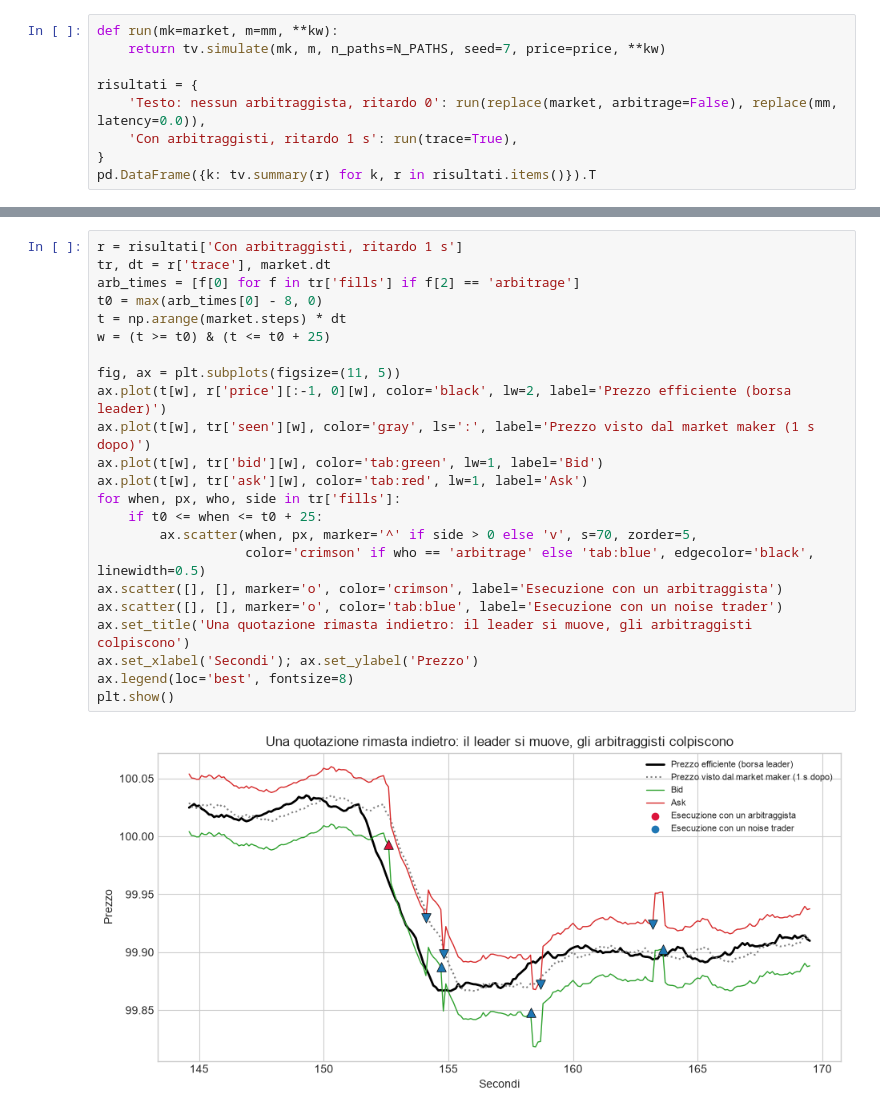
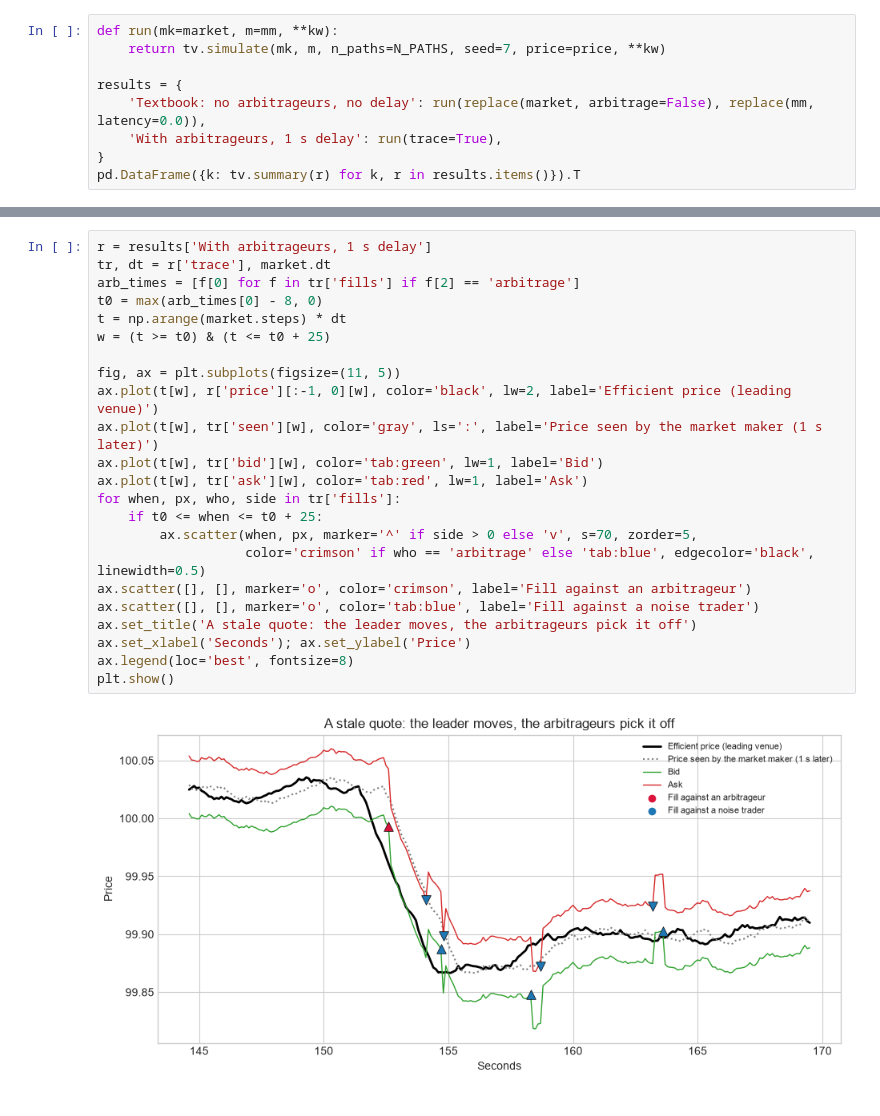
Before and after one commit to lancellottimatteo19/market-making-avellaneda-stoikov, a Jupyter notebook: two_venue_adverse_selection.ipynb, the cells around one changed output, grey strips where cells are left out. Drawn from its saved outputs; the diff is of its cells as text.

```diff
--- a/two_venue_adverse_selection.ipynb
+++ b/two_venue_adverse_selection.ipynb
@@ -60,9 +60,9 @@ Volatilita' del prezzo efficiente: 5.6% al giorno
 def run(mk=market, m=mm, **kw):
     return tv.simulate(mk, m, n_paths=N_PATHS, seed=7, price=price, **kw)
 
-risultati = {
-    'Testo: nessun arbitraggista, ritardo 0': run(replace(market, arbitrage=False), replace(mm, latency=0.0)),
-    'Con arbitraggisti, ritardo 1 s': run(trace=True),
+results = {
+    'Textbook: no arbitrageurs, no delay': run(replace(market, arbitrage=False), replace(mm, latency=0.0)),
+    'With arbitrageurs, 1 s delay': run(trace=True),
 }
-pd.DataFrame({k: tv.summary(r) for k, r in risultati.items()}).T
+pd.DataFrame({k: tv.summary(r) for k, r in results.items()}).T
 # %% [output]
@@ -76,26 +76,26 @@ Con **1 secondo di ritardo** e gli arbitraggisti, il guadagno scende a **0,09 US
 # %%
-r = risultati['Con arbitraggisti, ritardo 1 s']
+r = results['With arbitrageurs, 1 s delay']
 tr, dt = r['trace'], market.dt
 arb_times = [f[0] for f in tr['fills'] if f[2] == 'arbitrage']
 t0 = max(arb_times[0] - 8, 0)
 t = np.arange(market.steps) * dt
 w = (t >= t0) & (t <= t0 + 25)
 
 fig, ax = plt.subplots(figsize=(11, 5))
-ax.plot(t[w], r['price'][:-1, 0][w], color='black', lw=2, label='Prezzo efficiente (borsa leader)')
-ax.plot(t[w], tr['seen'][w], color='gray', ls=':', label='Prezzo visto dal market maker (1 s dopo)')
+ax.plot(t[w], r['price'][:-1, 0][w], color='black', lw=2, label='Efficient price (leading venue)')
+ax.plot(t[w], tr['seen'][w], color='gray', ls=':', label='Price seen by the market maker (1 s later)')
 ax.plot(t[w], tr['bid'][w], color='tab:green', lw=1, label='Bid')
 ax.plot(t[w], tr['ask'][w], color='tab:red', lw=1, label='Ask')
 for when, px, who, side in tr['fills']:
     if t0 <= when <= t0 + 25:
         ax.scatter(when, px, marker='^' if side > 0 else 'v', s=70, zorder=5,
                    color='crimson' if who == 'arbitrage' else 'tab:blue', edgecolor='black', linewidth=0.5)
-ax.scatter([], [], marker='o', color='crimson', label='Esecuzione con un arbitraggista')
-ax.scatter([], [], marker='o', color='tab:blue', label='Esecuzione con un noise trader')
-ax.set_title('Una quotazione rimasta indietro: il leader si muove, gli arbitraggisti colpiscono')
-ax.set_xlabel('Secondi'); ax.set_ylabel('Prezzo')
+ax.scatter([], [], marker='o', color='crimson', label='Fill against an arbitrageur')
+ax.scatter([], [], marker='o', color='tab:blue', label='Fill against a noise trader')
+ax.set_title('A stale quote: the leader moves, the arbitrageurs pick it off')
+ax.set_xlabel('Seconds'); ax.set_ylabel('Price')
 ax.legend(loc='best', fontsize=8)
 plt.show()
 # %% [output]
-[figure, old version]
+[figure, new version]
 # %% [markdown]
```
Also changed, not shown: parts of 19 cells of this notebook, 12 other files.
